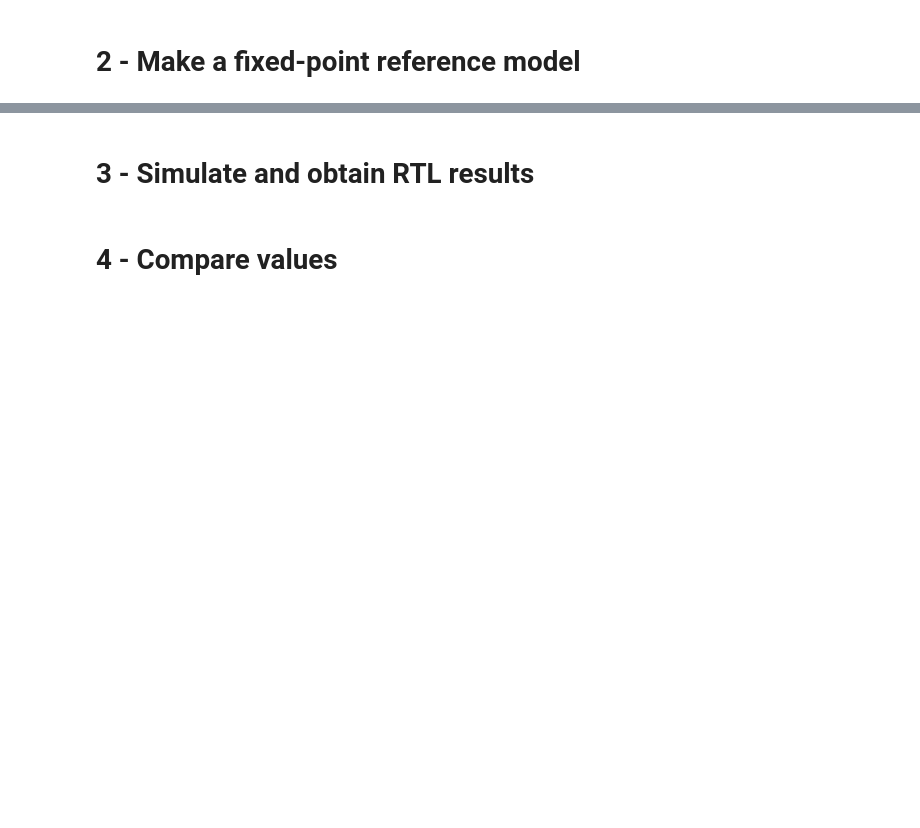
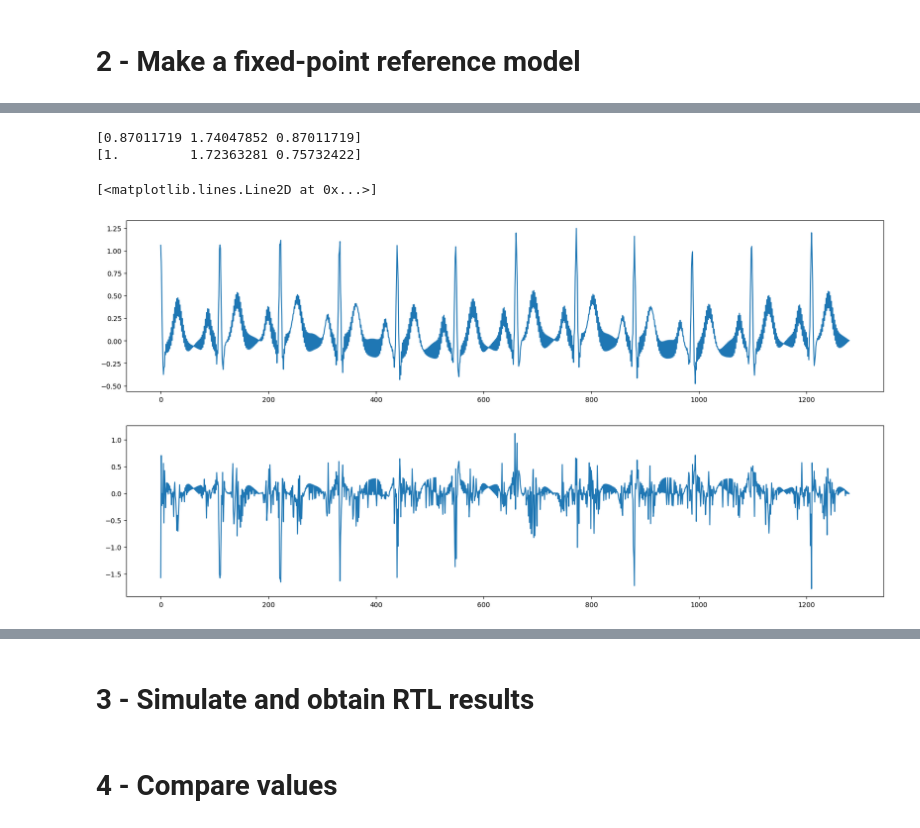
Before and after one commit to cordeiroewerton/TCC, a Jupyter notebook: Python/step_by_step.ipynb, the cells around one changed output, grey strips where cells are left out. Drawn from its saved outputs; the diff is of its cells as text; code cells hidden in the pictures; blank space fills up the shorter version.

```diff
--- a/Python/step_by_step.ipynb
+++ b/Python/step_by_step.ipynb
@@ -192,3 +286,0 @@ Estável: True
-# %%
-for i in range(len(y_fixed)):
-    print(y_fixed[i])
@@ -212,0 +287,62 @@ nan
+# %%
+import numpy as np
+from scipy.signal import butter
+from fxpmath import Fxp
+
+# Quantização dos coeficientes para ponto fixo
+b_fxp = Fxp(b, signed=True, n_word=32, n_frac=12)
+a_fxp = Fxp(a, signed=True, n_word=32, n_frac=12)
+
+# Sinal de entrada
+x = np.ones(100)
+x_fxp = Fxp(ecg_with_noise, signed=True, n_word=32, n_frac=12)
+
+# Implementação do filtro IIR manualmente
+y_fxd = np.zeros_like(ecg_with_noise)
+for n in range(2, len(x)):
+    y_fxd[n] = (b_fxp[0]*x_fxp[n] +
+            b_fxp[1]*x_fxp[n-1] +
+            b_fxp[2]*x_fxp[n-2] -
+            a_fxp[1]*y[n-1] -
+            a_fxp[2]*y[n-2])
+
+print(b_fxp)
+print(a_fxp)
+# %% [output]
+[0.87011719 1.74047852 0.87011719]
+[1.         1.72363281 0.75732422]
+# %%
+import numpy as np
+from scipy.signal import butter
+from fxpmath import Fxp
+
+# Quantização dos coeficientes para ponto fixo
+b_fxp = Fxp(b, signed=True, n_word=32, n_frac=12)
+a_fxp = Fxp(a, signed=True, n_word=32, n_frac=12)
+
+# Sinal de entrada
+x = ecg_with_noise
+zffsx = np.zeros(3)
+zffsy = np.zeros(3)
+y = np.zeros(len(x))
+k = 0
+for i in range(len(x)):
+    zffsx[0] = x[i]
+    zffsx[1] = zffsx[0]
+    zffsx[2] = zffsx[1]
+    tmpxffs = zffsx[0]*b_fxp[0] + zffsx[1]*b_fxp[1] + zffsx[2]*b_fxp[2]
+
+    zffsy[0] = tmpxffs
+    zffsy[1] = zffsy[0]
+    zffsy[2] = zffsy[1]
+    tmpyffs =  zffsx[0]*a_fxp[0] - zffsx[1]*a_fxp[1] - zffsx[2]*a_fxp[2]
+    y[k] = tmpyffs
+
+plt.figure(figsize=(20,10))
+plt.subplot(2,1,1)
+plt.plot(x)
+plt.subplot(2,1,2)
+plt.plot(y)
+# %% [output]
+[<matplotlib.lines.Line2D at 0x...>]
+[figure, added]
```
Also changed, not shown: parts of 11 cells of this notebook, 1 other file.
